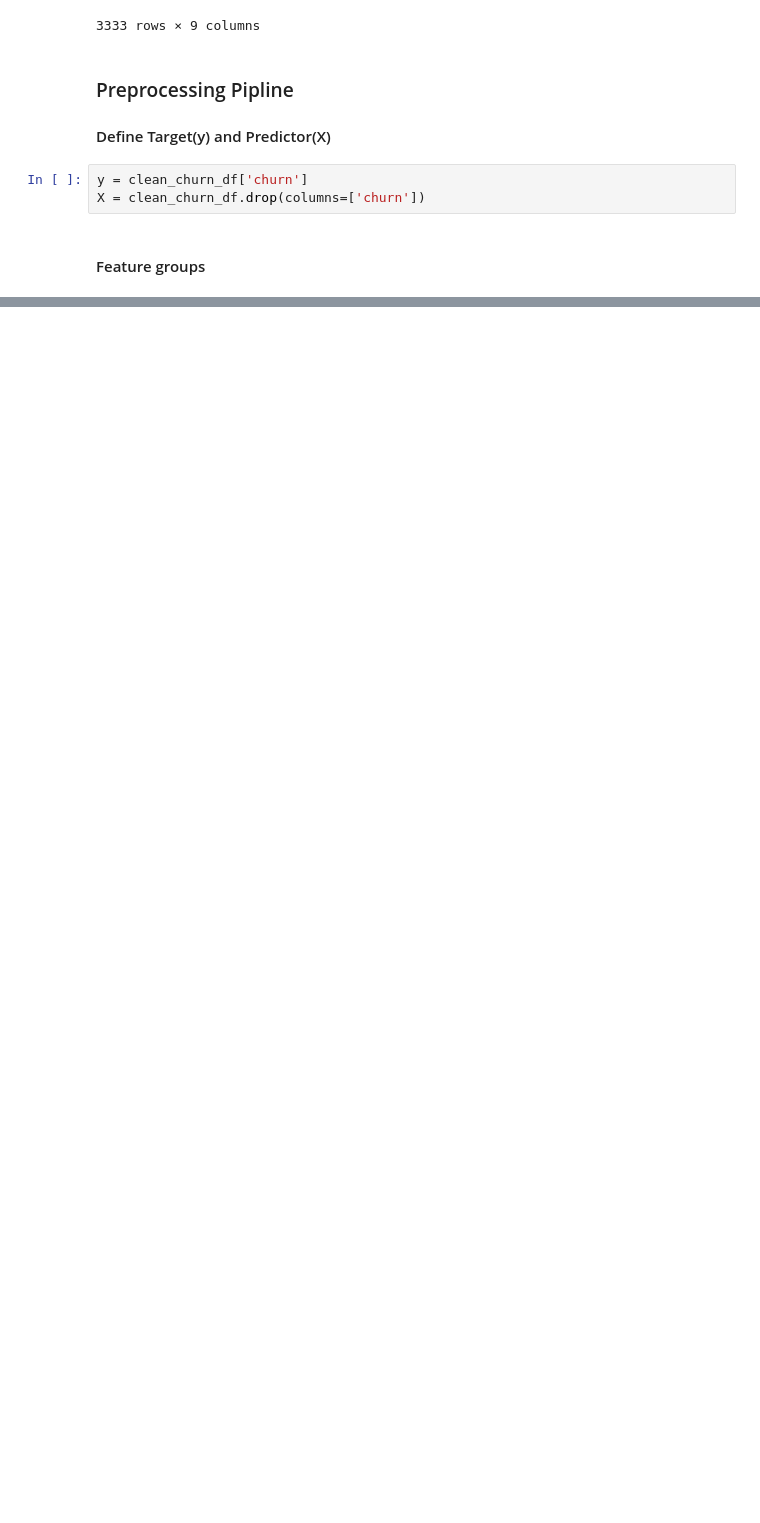
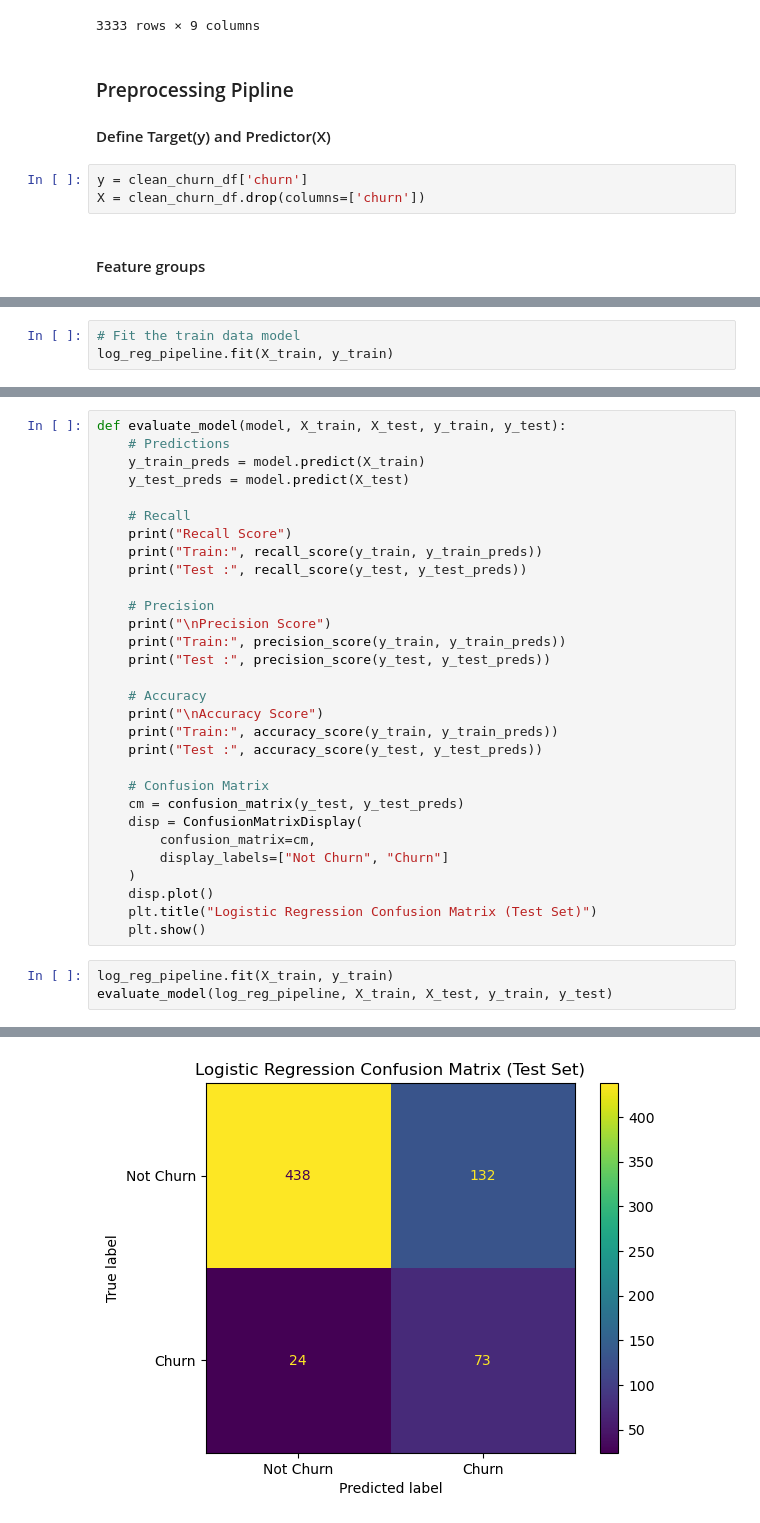
Before and after one commit to muimidean/SyriaTel_Customer_Churn, a Jupyter notebook: SyriaTel_Customer_Churn.ipynb, the cells around one changed output, grey strips where cells are left out. Drawn from its saved outputs; the diff is of its cells as text; blank space fills up the shorter version.

Commit message:
Modeling basic

```diff
--- a/SyriaTel_Customer_Churn.ipynb
+++ b/SyriaTel_Customer_Churn.ipynb
@@ -253 +260,4 @@ log_reg_pipeline = Pipeline(
     ])
+# %%
+# Fit the train data model
+log_reg_pipeline.fit(X_train, y_train)
@@ -253,0 +286,34 @@ log_reg_pipeline = Pipeline(
+# %%
+def evaluate_model(model, X_train, X_test, y_train, y_test):
+    # Predictions
+    y_train_preds = model.predict(X_train)
+    y_test_preds = model.predict(X_test)
+
+    # Recall
+    print("Recall Score")
+    print("Train:", recall_score(y_train, y_train_preds))
+    print("Test :", recall_score(y_test, y_test_preds))
+
+    # Precision
+    print("\nPrecision Score")
+    print("Train:", precision_score(y_train, y_train_preds))
+    print("Test :", precision_score(y_test, y_test_preds))
+
+    # Accuracy
+    print("\nAccuracy Score")
+    print("Train:", accuracy_score(y_train, y_train_preds))
+    print("Test :", accuracy_score(y_test, y_test_preds))
+
+    # Confusion Matrix
+    cm = confusion_matrix(y_test, y_test_preds)
+    disp = ConfusionMatrixDisplay(
+        confusion_matrix=cm,
+        display_labels=["Not Churn", "Churn"]
+    )
+    disp.plot()
+    plt.title("Logistic Regression Confusion Matrix (Test Set)")
+    plt.show()
+# %%
+log_reg_pipeline.fit(X_train, y_train)
+evaluate_model(log_reg_pipeline, X_train, X_test, y_train, y_test)
+# %% [output]
@@ -253,0 +331 @@ log_reg_pipeline = Pipeline(
+[figure, added]
```
Also changed, not shown: parts of 9 cells of this notebook.
